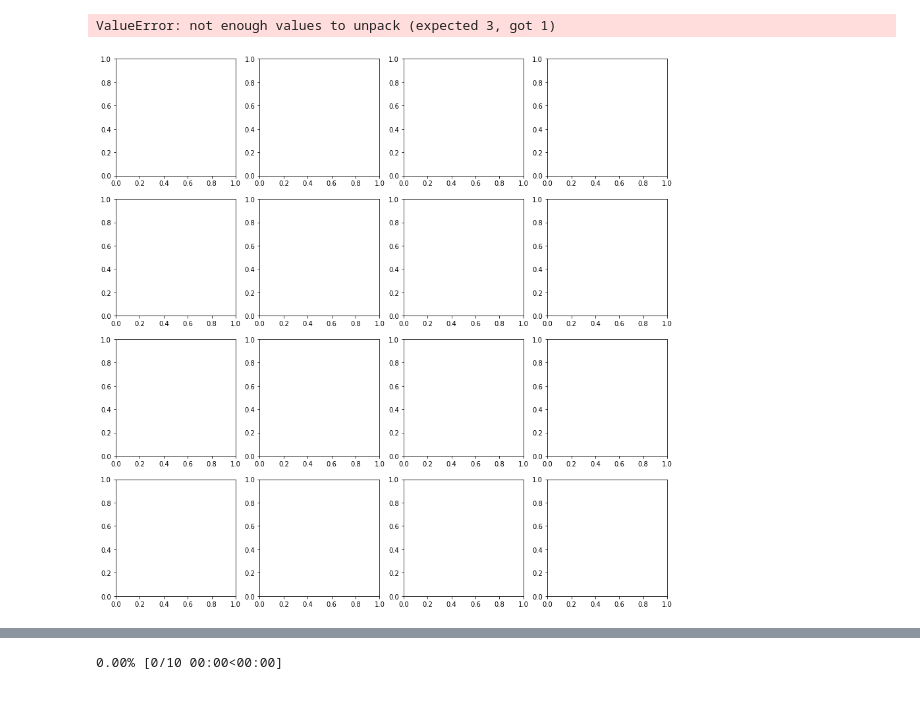
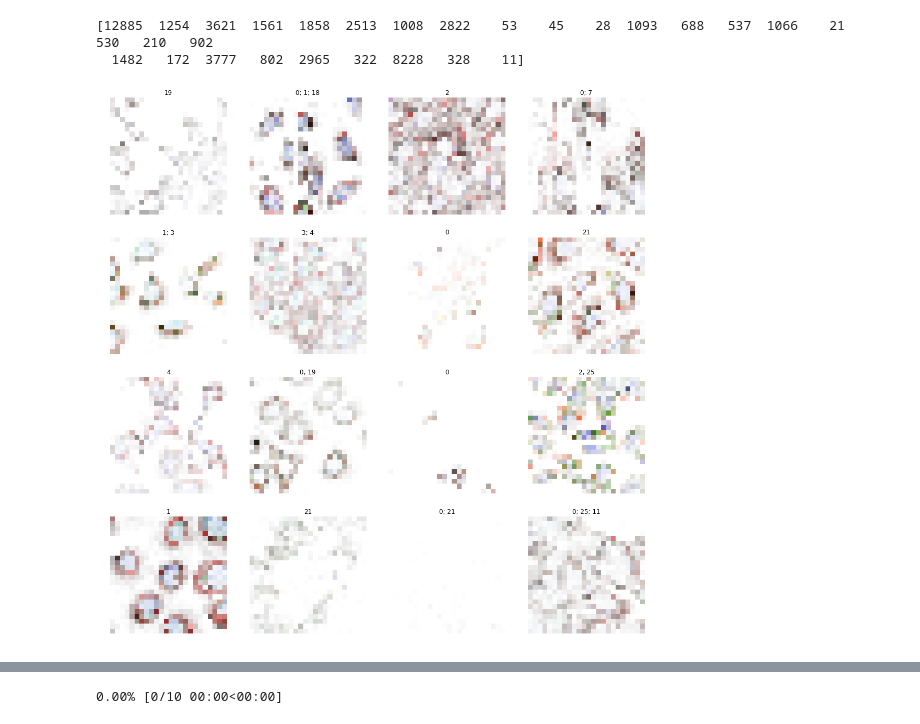
Before and after one commit to andrijdavid/kaggle_hpa, a Jupyter notebook: reading_4_channel.ipynb, the cells around one changed output, grey strips where cells are left out. Saved outputs shown, nothing was run; the diff lists cells and outputs as text; code cells hidden in the pictures.

```diff
--- a/reading_4_channel.ipynb
+++ b/reading_4_channel.ipynb
@@ -26,19 +27,19 @@ sample_sub = pd.read_csv(PATH/SAMPLE)
 train_names = list(seg.Id.values)
 test_names = list(sample_sub.Id.values)
 # %%
-def open_image4d(fname:PathOrStr)->Image:
+def open_image4d(path:PathOrStr)->Image:
     '''open RGBA image from 4 different 1-channel files.
     return: numpy array [4, sz, sz]'''
     flags = cv2.IMREAD_GRAYSCALE
-    red = cv2.imread(str((fname+ '_red.png')), flags)
-    blue = cv2.imread(str((fname+ '_blue.png')), flags)
-    green = cv2.imread(str((fname+ '_green.png')), flags)
-    yellow = cv2.imread(str((fname+ '_yellow.png')),flags)
-    im = np.stack(([red, green, blue, yellow]), axis=-1)
+    red = cv2.imread(str(path)+ '_red.png', flags)
+    blue = cv2.imread(str(path)+ '_blue.png', flags)
+    green = cv2.imread(str(path)+ '_green.png', flags)
+    yellow = cv2.imread(str(path)+ '_yellow.png', flags)
+    im = np.stack(([red, green, blue, yellow]))
 
     return Image(Tensor(im).div_(255))
 
-# def open_image4d(fn:PathOrStr)->Image:
-#     "Return `Image` object created from image in file `fn`."
-#     x = PIL.Image.open(fn)
-#     return Image(pil2tensor(x).float().div_(255))
+def open_image4c(fn:PathOrStr)->Image:
+    "Return `Image` object created from image in file `fn`."
+    x = PIL.Image.open(fn)
+    return Image(pil2tensor(x).float().div_(255))
@@ -63,7 +69,7 @@ class Image4C_ds(ImageMultiDataset):
     def _get_x(self,i): return open_image4d(self.x[i])
 # %%
 from fastai.data_block import _df_to_fns_labels
-fnames, labels = _df_to_fns_labels(seg, suffix='.png', label_delim=' ', fn_col=0, label_col=1)
+fnames, labels = _df_to_fns_labels(seg, label_delim=' ', fn_col=0, label_col=1)
 test_fnames, _ = _df_to_fns_labels(sample_sub, suffix='.png', fn_col=0, label_col=1)
 # %%
 classes = uniqueify(np.concatenate(labels))
@@ -98,0 +103,9 @@ data64 = get_data(64, 128)
+# %%
+class_sample_count = array([12885,  1254,  3621,  1561,  1858,  2513,  1008,  2822,    53,
+          45,    28,  1093,   688,   537,  1066,    21,   530,   210,
+         902,  1482,   172,  3777,   802,  2965,   322,  8228,   328,
+          11])
+print(class_sample_count)
+# %% [output]
+[12885  1254  3621  1561  1858  2513  1008  2822    53    45    28  1093   688   537  1066    21   530   210   902
+  1482   172  3777   802  2965   322  8228   328    11]
@@ -99,8 +115,9 @@ data64 = get_data(64, 128)
+# %%
+data = get_data(24, 16)
 # %%
-data64.show_batch(rows=4, figsize=(15,15))
+data.show_batch(rows=4, figsize=(15,15))
 # %% [output]
-ValueError: not enough values to unpack (expected 3, got 1)
-[figure, old version]
+[figure, new version]
 # %%
 # seg = pd.read_csv(PATH/MASKS)
 # data64 = (ImageFileList.from_folder(PATH)
```
Also changed, not shown: parts of 17 cells of this notebook.
